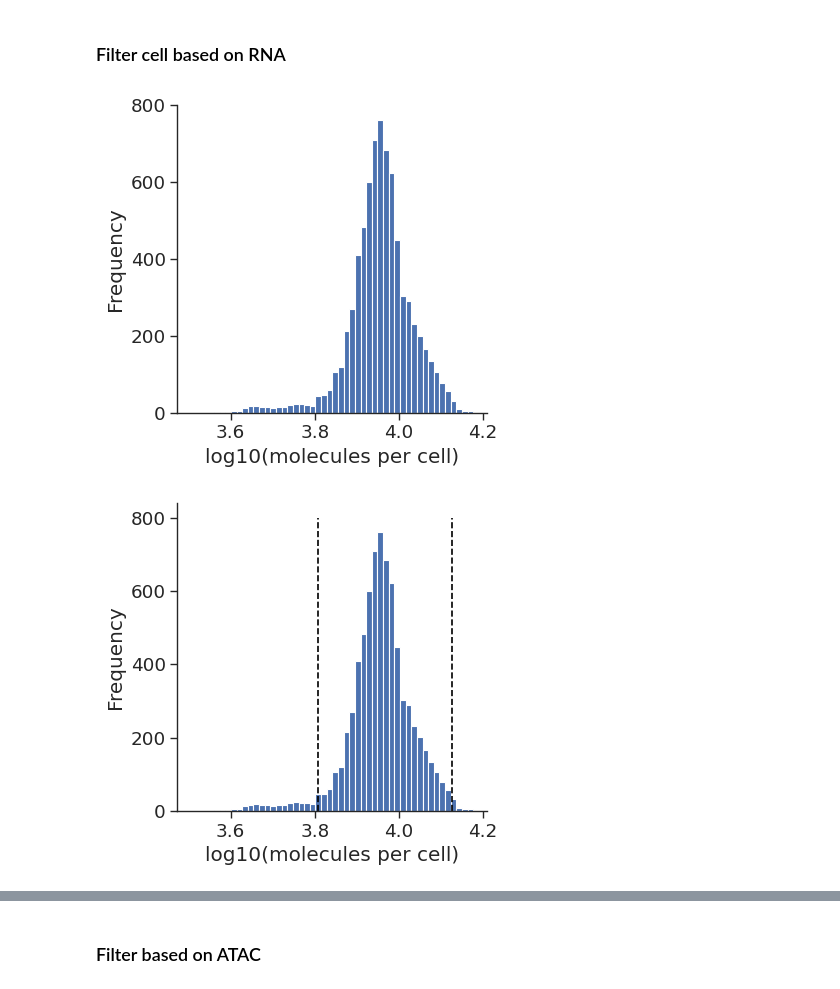
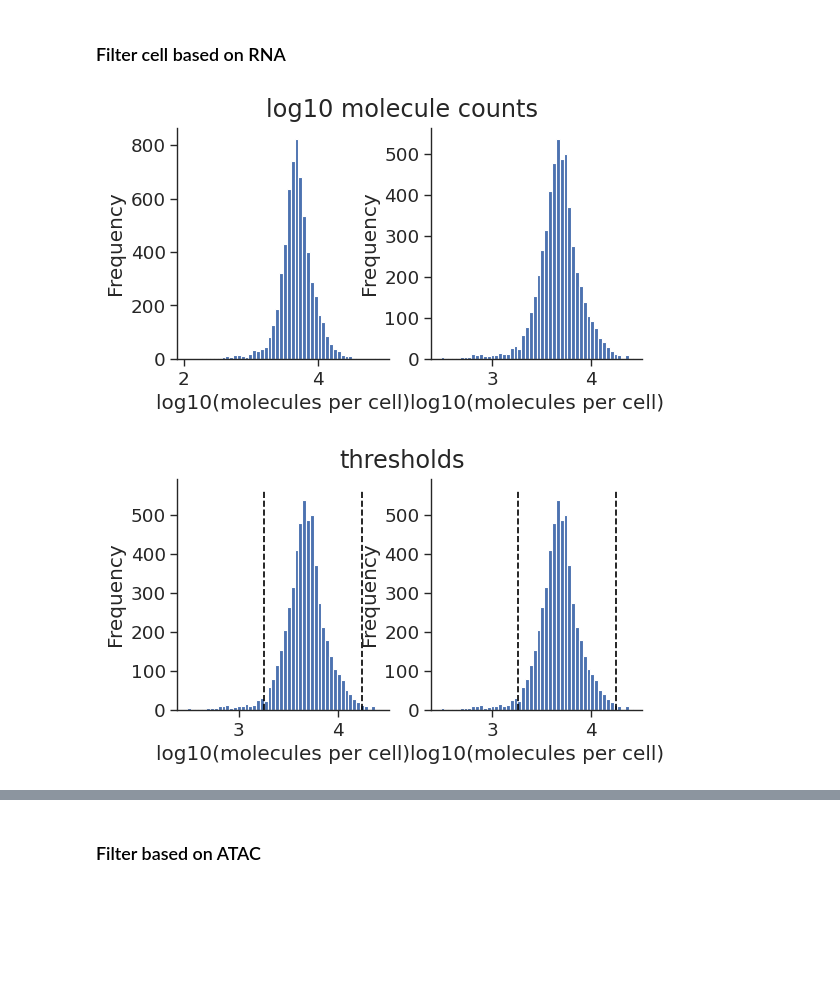
Before and after one commit to settylab/single-cell-primers, a Jupyter notebook: notebooks/tcell-dep-multiome-RNA.ipynb, the cells around one changed output, grey strips where cells are left out. Drawn from its saved outputs; the diff is of its cells as text; code cells hidden in the pictures; blank space fills up the shorter version.

Commit message:
add raw tcell-dep  data processing

```diff
--- a/notebooks/tcell-dep-multiome-RNA.ipynb
+++ b/notebooks/tcell-dep-multiome-RNA.ipynb
@@ -92,9 +97,9 @@ for sample in samples:
 #Per barcode metrics
 bc_metrics_dict = dict ()
 for sample in samples:
-    bc_metrics_dict[sample] = pd.read_csv(data_dir + r +'/per_barcode_metrics.csv', index_col = 0)
-    bc_metrics_dict[sample].index = 'tcell-dep-multiome_' + r + "#" +bc_metrics_dict[sample].index
+    bc_metrics_dict[sample] = pd.read_csv(data_dir + sample +'/per_barcode_metrics.csv', index_col = 0)
+    bc_metrics_dict[sample].index = 'tcell_dep_multiome_' + sample + "#" +bc_metrics_dict[sample].index
     bc_metrics_dict[sample] = bc_metrics_dict[sample].loc[rna_ad_dict[sample].obs_names]
 
 #FRIP
-    bc_metrics_dict[sample]['FRIP'] = bc_metrics_dict[sample]['atac_peak_region_fragments']/bc_metrics_dict[sample]['atac_fragment']
+    bc_metrics_dict[sample]['FRIP'] = bc_metrics_dict[sample]['atac_peak_region_fragments']/bc_metrics_dict[sample]['atac_fragments']
@@ -107,10 +110,3 @@ KeyError: "None of [Index(['tcell-dep-multiome_rep1#AAACAGCCATGAATCT-1',\n
 
 # FRIP
 #bc_metrics['FRIP'] = bc_metrics['atac_peak_region_fragments']/bc_metrics['atac_fragments']
-# %%
-# Separate RNA and ATAC components
-rna_ad = sc.read(data_dir + 'bm_multiome_rna_no_bcells.h5ad')#comb_ad[:, comb_ad.var['feature_types'] == 'Gene Expression']
-rna_ad.var_names_make_unique()
-
-atac_ad = sc.read(data_dir +'bm_multiome_atac_no_bcells.h5ad')
-atac_ad.var_names_make_unique()
@@ -121,5 +113,3 @@ atac_ad
-# %%
-sample_cells = rna_ad.obs_names
 # %% [markdown]
 # Preprocess
 # %% [markdown]
@@ -128,0 +117,5 @@ ad = rna_ad
+# %%
+for r in samples:
+    rna_ad = rna_ad_dict[r]
+    rna_ad.var['mt'] = rna_ad.var_names.str.startswith('MT-')
+    sc.pp.calculate_qc_metrics(rna_ad, qc_vars = ['mt'], inplace = True, percent_top = None, log1p =False)
@@ -134,25 +128,30 @@ sc.pp.calculate_qc_metrics(ad, qc_vars=['mt'], inplace=True, percent_top=None, l
 # %% [markdown]
 ### Filter cell based on RNA
 # %%
-plt.figure()
-ax = plt.gca()
-ax.hist(np.log10(ad.obs['total_counts']), 50)
-ax.set_xlabel('log10(molecules per cell)')
-ax.set_ylabel('Frequency')
+#plt.figure()
+#ax = plt.gca()
+fig = palantir.plot.FigureGrid(len(samples), 5)
+for sample, ax in zip(samples, fig):
+    rna_ad = rna_ad_dict[sample]
+    ax.hist(np.log10(rna_ad.obs['total_counts'][sample_cells[sample]]), 50)
+    ax.set_xlabel('log10(molecules per cell)')
+    ax.set_ylabel('Frequency')
+plt.suptitle('log10 molecule counts')
 sns.despine()
 # %% [output]
-[figure, old version]
+[figure, new version]
 # %%
 # Manually adjust the threshold percentage depending on the dataset
 # Doublet detection (Eg: scrublet) will work better for higher molecule count cells
-THRESHOLDS = np.log10(np.percentile((ad.obs['total_counts']), [3.5, 99.5]))
 
-plt.figure()
-ax = plt.gca()
-ax.hist(np.log10(ad.obs['total_counts']), 50)
-ax.vlines(THRESHOLDS, ax.get_ylim()[0], ax.get_ylim()[1], color='black', linestyle='--')
-ax.set_xlabel('log10(molecules per cell)')
-ax.set_ylabel('Frequency')
+fig = palantir.plot.FigureGrid(len(samples), 5)
+for sample, ax in zip(samples, fig):
+    THRESHOLDS = np.log10(np.percentile((rna_ad.obs['total_counts']), [3.5, 99.5]))
+    ax.hist(np.log10(rna_ad.obs['total_counts']), 50)
+    ax.vlines(THRESHOLDS, ax.get_ylim()[0], ax.get_ylim()[1], color='black', linestyle='--')
+    ax.set_xlabel('log10(molecules per cell)')
+    ax.set_ylabel('Frequency')
+plt.suptitle('thresholds')
 sns.despine()
 # %% [output]
-[figure, old version]
+[figure, new version]
```
Also changed, not shown: parts of 54 cells of this notebook, 5 other files.
